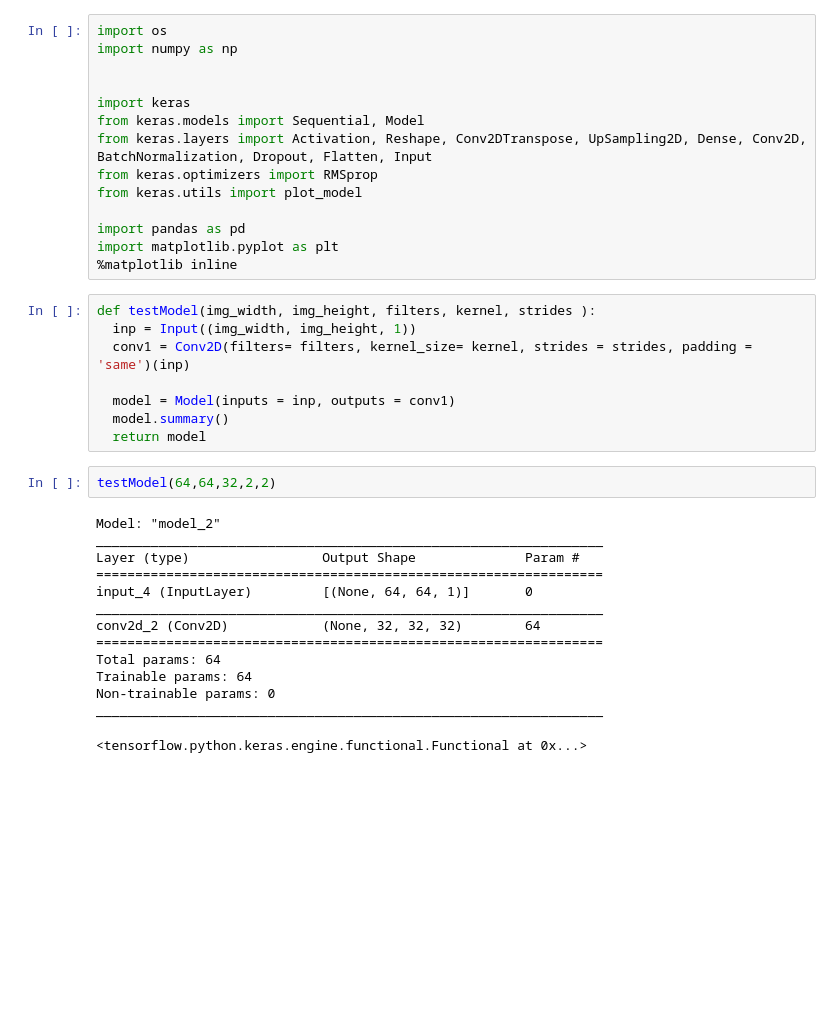
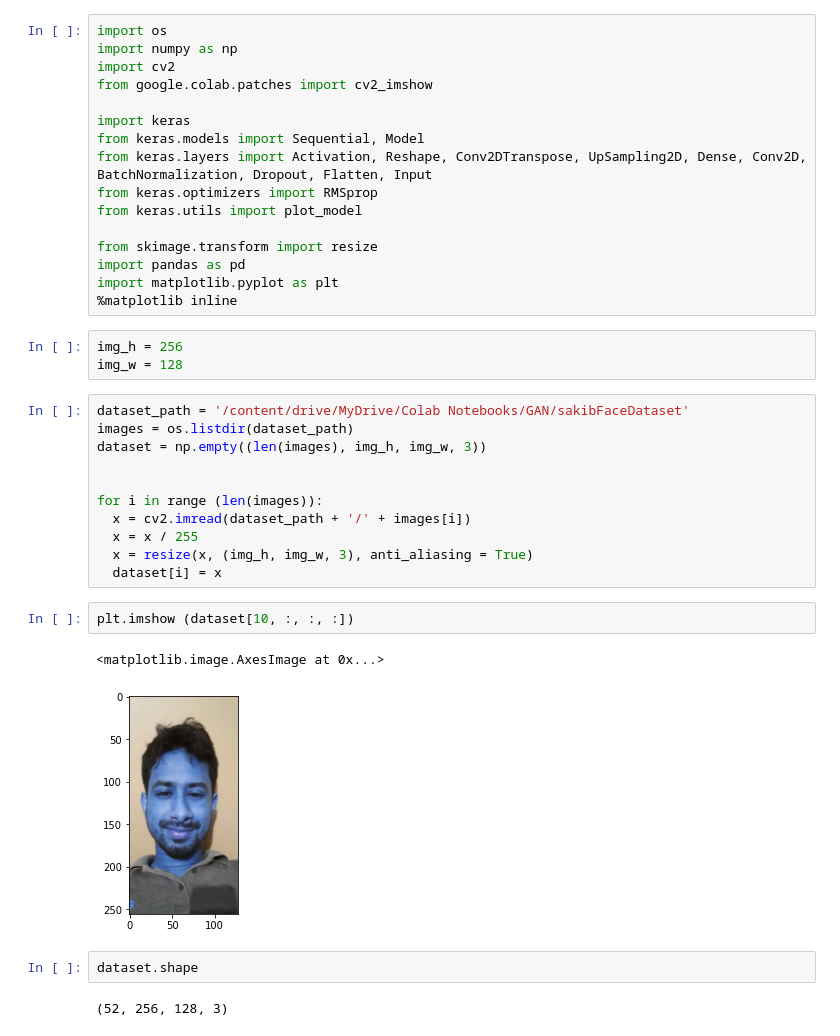
Before and after one commit to sakibchowdhury131/GAN, a Jupyter notebook: GAN_FACE_GENERATE.ipynb, the cells around one changed output. Saved outputs shown, nothing was run; the diff lists cells and outputs as text; blank space fills up the shorter version.

```diff
--- a/GAN_FACE_GENERATE.ipynb
+++ b/GAN_FACE_GENERATE.ipynb
@@ -3,7 +3,8 @@
 # %%
 import os
 import numpy as np
-
+import cv2
+from google.colab.patches import cv2_imshow
 
 import keras
 from keras.models import Sequential, Model
@@ -11,30 +12,30 @@ from keras.layers import Activation, Reshape, Conv2DTranspose, UpSampling2D, Den
 from keras.optimizers import RMSprop
 from keras.utils import plot_model
 
+from skimage.transform import resize
 import pandas as pd
 import matplotlib.pyplot as plt
 %matplotlib inline
-# %%
-def testModel(img_width, img_height, filters, kernel, strides ):
-  inp = Input((img_width, img_height, 1))
-  conv1 = Conv2D(filters= filters, kernel_size= kernel, strides = strides, padding = 'same')(inp)
-
-  model = Model(inputs = inp, outputs = conv1)
-  model.summary()
-  return model
-# %%
-testModel(64,64,32,2,2)
-# %% [output]
-Model: "model_2"
-_________________________________________________________________
-Layer (type)                 Output Shape              Param #
-=================================================================
-input_4 (InputLayer)         [(None, 64, 64, 1)]       0
-_________________________________________________________________
-conv2d_2 (Conv2D)            (None, 32, 32, 32)        64
-=================================================================
-Total params: 64
-Trainable params: 64
-Non-trainable params: 0
-_________________________________________________________________
-<tensorflow.python.keras.engine.functional.Functional at 0x...>
+# %%
+img_h = 256
+img_w = 128
+# %%
+dataset_path = '/content/drive/MyDrive/Colab Notebooks/GAN/sakibFaceDataset'
+images = os.listdir(dataset_path)
+dataset = np.empty((len(images), img_h, img_w, 3))
+
+
+for i in range (len(images)):
+  x = cv2.imread(dataset_path + '/' + images[i])
+  x = x / 255
+  x = resize(x, (img_h, img_w, 3), anti_aliasing = True)
+  dataset[i] = x
+# %%
+plt.imshow (dataset[10, :, :, :])
+# %% [output]
+<matplotlib.image.AxesImage at 0x...>
+[figure, added]
+# %%
+dataset.shape
+# %% [output]
+(52, 256, 128, 3)
```
Also changed, not shown: parts of 10 cells of this notebook.
